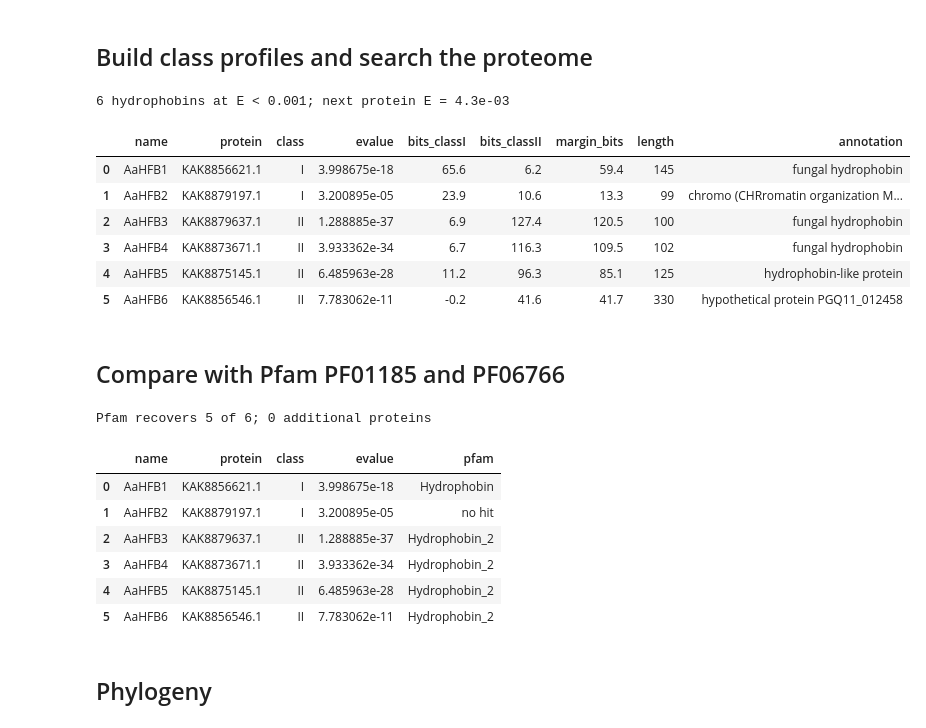
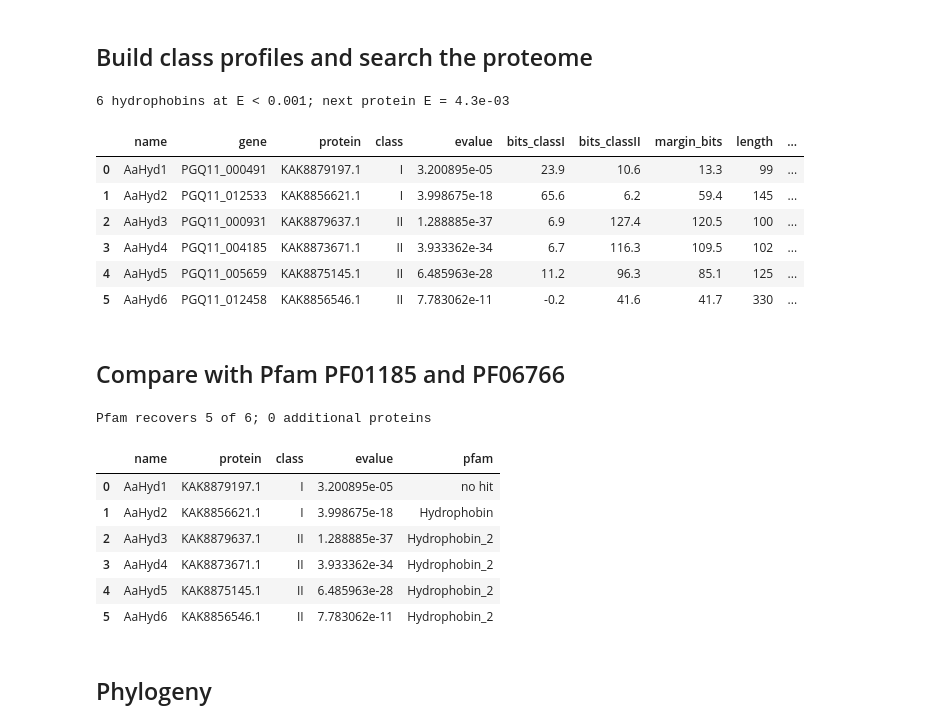
Before and after one commit to TerpmikaelAAU/hydrophobin-hmm, a Jupyter notebook: hydrophobins.ipynb, the cells around one changed output. Saved outputs shown, nothing was run; the diff lists cells and outputs as text; code cells hidden in the pictures.

```diff
--- a/hydrophobins.ipynb
+++ b/hydrophobins.ipynb
@@ -21,9 +23,10 @@ from pyhmmer.plan7 import Background, Builder, HMMFile, Pipeline
 
 REFERENCES = Path("data/hydrophobin_references.fasta")
 PROTEOME = Path("data/protein.faa")
+NAMES = Path("data/hydrophobin_names.tsv")
 OUT = Path("results")
 E_CUTOFF = 1e-3
-PREFIX = "AaHFB"
+PREFIX = "AaHyd"
 
 OUT.mkdir(exist_ok=True)
 ABC = Alphabet.amino()
@@ -93,42 +96,50 @@ for hmm in hmms.values():
         for hit in hits:
             acc = name_of(hit.name)
             evalues[acc] = min(evalues.get(acc, 1.0), hit.evalue)
 
 # hmmsearch drops the weaker profile's hit, so rescore every hit against both
 # profiles with the heuristic filters off to get a real bit-score margin
 by_name = {name_of(s.name): s for s in targets}
 rows = []
 for acc, evalue in evalues.items():
     if evalue >= E_CUTOFF:
         continue
     block = DigitalSequenceBlock(ABC, [by_name[acc]])
     bits = {}
     for cls, hmm in hmms.items():
         pipeline = Pipeline(ABC, Z=len(targets), F1=1.0, F2=1.0, F3=1.0,
                             bias_filter=False, T=-1e6, domT=-1e6)
         bits[cls] = max((h.score for h in pipeline.search_hmm(hmm, block)), default=float("nan"))
     best = max(bits, key=bits.get)
     rows.append({"protein": acc, "class": best, "evalue": evalue,
                  **{f"bits_class{c}": round(b, 1) for c, b in bits.items()},
                  "margin_bits": round(bits[best] - min(bits.values()), 1)})
 
-hfb = pd.DataFrame(rows).sort_values(["class", "evalue"]).reset_index(drop=True)
-hfb.insert(0, "name", [f"{PREFIX}{i}" for i in range(1, len(hfb) + 1)])
+names = pd.read_csv(NAMES, sep="\t").rename(columns={"class": "named_class"})
+hfb = pd.DataFrame(rows).merge(names, on="protein", how="left", validate="one_to_one")
+assert hfb["name"].notna().all(), f"unnamed hits: {hfb.loc[hfb['name'].isna(), 'protein'].tolist()}"
+missing = set(names["protein"]) - set(hfb["protein"])
+assert not missing, f"named proteins missing from hits: {sorted(missing)}"
+reclassified = hfb.loc[hfb["class"] != hfb["named_class"], "protein"].tolist()
+assert not reclassified, f"HMM class differs from {NAMES}: {reclassified}"
+hfb = hfb.drop(columns="named_class")
+hfb = hfb.sort_values(["class", "gene"]).reset_index(drop=True)
+hfb = hfb[["name", "gene", *hfb.columns.drop(["name", "gene"])]]
 hfb["length"] = [len(proteome[p][1]) for p in hfb["protein"]]
 hfb["annotation"] = [proteome[p][0] for p in hfb["protein"]]
 
 next_best = min(e for e in evalues.values() if e >= E_CUTOFF)
 print(f"{len(hfb)} hydrophobins at E < {E_CUTOFF:g}; next protein E = {next_best:.1e}")
 hfb
 # %% [output]
 6 hydrophobins at E < 0.001; next protein E = 4.3e-03
-|  | name | protein | class | evalue | bits_classI | bits_classII | margin_bits | length | annotation |
-| 0 | AaHFB1 | KAK8856621.1 | I | 3.998675e-18 | 65.6 | 6.2 | 59.4 | 145 | fungal hydrophobin |
-| 1 | AaHFB2 | KAK8879197.1 | I | 3.200895e-05 | 23.9 | 10.6 | 13.3 | 99 | chromo (CHRromatin organization M... |
-| 2 | AaHFB3 | KAK8879637.1 | II | 1.288885e-37 | 6.9 | 127.4 | 120.5 | 100 | fungal hydrophobin |
-| 3 | AaHFB4 | KAK8873671.1 | II | 3.933362e-34 | 6.7 | 116.3 | 109.5 | 102 | fungal hydrophobin |
-| 4 | AaHFB5 | KAK8875145.1 | II | 6.485963e-28 | 11.2 | 96.3 | 85.1 | 125 | hydrophobin-like protein |
-| 5 | AaHFB6 | KAK8856546.1 | II | 7.783062e-11 | -0.2 | 41.6 | 41.7 | 330 | hypothetical protein PGQ11_012458 |
+|  | name | gene | protein | class | evalue | bits_classI | bits_classII | margin_bits | length | ... |
+| 0 | AaHyd1 | PGQ11_000491 | KAK8879197.1 | I | 3.200895e-05 | 23.9 | 10.6 | 13.3 | 99 | ... |
+| 1 | AaHyd2 | PGQ11_012533 | KAK8856621.1 | I | 3.998675e-18 | 65.6 | 6.2 | 59.4 | 145 | ... |
+| 2 | AaHyd3 | PGQ11_000931 | KAK8879637.1 | II | 1.288885e-37 | 6.9 | 127.4 | 120.5 | 100 | ... |
+| 3 | AaHyd4 | PGQ11_004185 | KAK8873671.1 | II | 3.933362e-34 | 6.7 | 116.3 | 109.5 | 102 | ... |
+| 4 | AaHyd5 | PGQ11_005659 | KAK8875145.1 | II | 6.485963e-28 | 11.2 | 96.3 | 85.1 | 125 | ... |
+| 5 | AaHyd6 | PGQ11_012458 | KAK8856546.1 | II | 7.783062e-11 | -0.2 | 41.6 | 41.7 | 330 | ... |
 # %% [markdown]
 ## Compare with Pfam PF01185 and PF06766
 # %%
@@ -154,12 +165,12 @@ hfb[["name", "protein", "class", "evalue", "pfam"]]
 # %% [output]
 Pfam recovers 5 of 6; 0 additional proteins
 |  | name | protein | class | evalue | pfam |
-| 0 | AaHFB1 | KAK8856621.1 | I | 3.998675e-18 | Hydrophobin |
-| 1 | AaHFB2 | KAK8879197.1 | I | 3.200895e-05 | no hit |
-| 2 | AaHFB3 | KAK8879637.1 | II | 1.288885e-37 | Hydrophobin_2 |
-| 3 | AaHFB4 | KAK8873671.1 | II | 3.933362e-34 | Hydrophobin_2 |
-| 4 | AaHFB5 | KAK8875145.1 | II | 6.485963e-28 | Hydrophobin_2 |
-| 5 | AaHFB6 | KAK8856546.1 | II | 7.783062e-11 | Hydrophobin_2 |
+| 0 | AaHyd1 | KAK8879197.1 | I | 3.200895e-05 | no hit |
+| 1 | AaHyd2 | KAK8856621.1 | I | 3.998675e-18 | Hydrophobin |
+| 2 | AaHyd3 | KAK8879637.1 | II | 1.288885e-37 | Hydrophobin_2 |
+| 3 | AaHyd4 | KAK8873671.1 | II | 3.933362e-34 | Hydrophobin_2 |
+| 4 | AaHyd5 | KAK8875145.1 | II | 6.485963e-28 | Hydrophobin_2 |
+| 5 | AaHyd6 | KAK8856546.1 | II | 7.783062e-11 | Hydrophobin_2 |
 # %% [markdown]
 ## Phylogeny
 # %%
```
Also changed, not shown: parts of 4 cells of this notebook, 2 other files.
